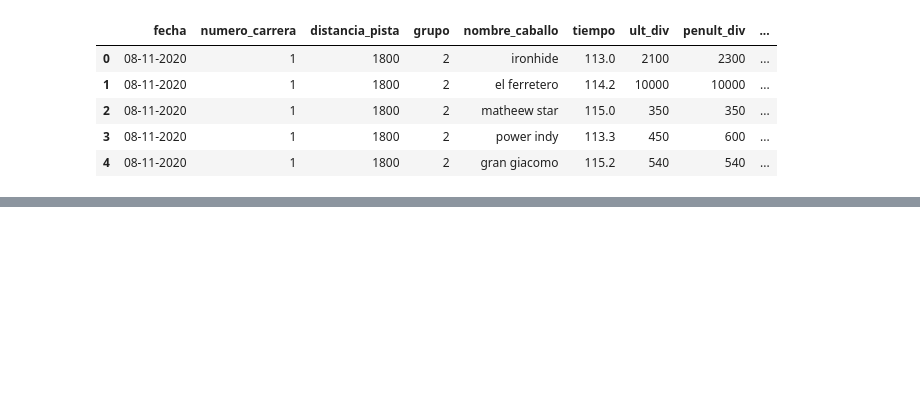
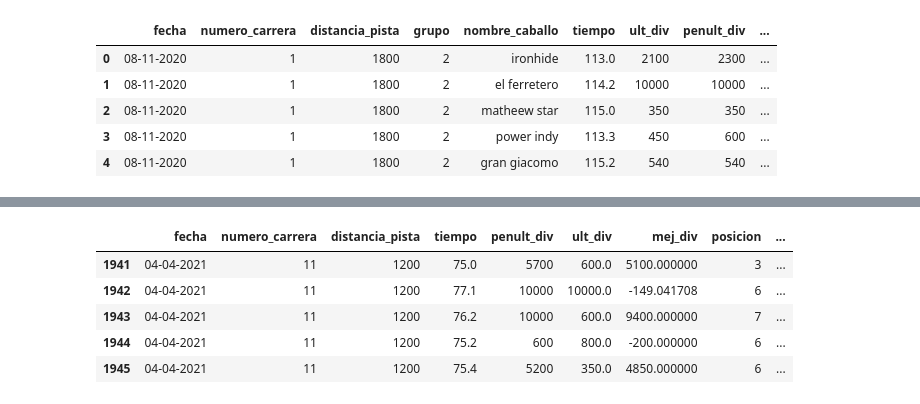
Before and after one commit to Ngz91/klickwellMLmodel, a Jupyter notebook: klickwellTFModel.ipynb, the cells around one changed output, grey strips where cells are left out. Cells and saved outputs as stored; diff of their text form; code cells hidden in the pictures; blank space fills up the shorter version.

```diff
--- a/klickwellTFModel.ipynb
+++ b/klickwellTFModel.ipynb
@@ -20,0 +61,9 @@ test_data = dataf.iloc[1946:]
+# %%
+train_data.tail()
+# %% [output]
+|  | fecha | numero_carrera | distancia_pista | tiempo | penult_div | ult_div | mej_div | posicion | ... |
+| 1941 | 04-04-2021 | 11 | 1200 | 75.0 | 5700 | 600.0 | 5100.000000 | 3 | ... |
+| 1942 | 04-04-2021 | 11 | 1200 | 77.1 | 10000 | 10000.0 | -149.041708 | 6 | ... |
+| 1943 | 04-04-2021 | 11 | 1200 | 76.2 | 10000 | 600.0 | 9400.000000 | 7 | ... |
+| 1944 | 04-04-2021 | 11 | 1200 | 75.2 | 600 | 800.0 | -200.000000 | 6 | ... |
+| 1945 | 04-04-2021 | 11 | 1200 | 75.4 | 5200 | 350.0 | 4850.000000 | 6 | ... |
```
Also changed, not shown: parts of 12 cells of this notebook.
